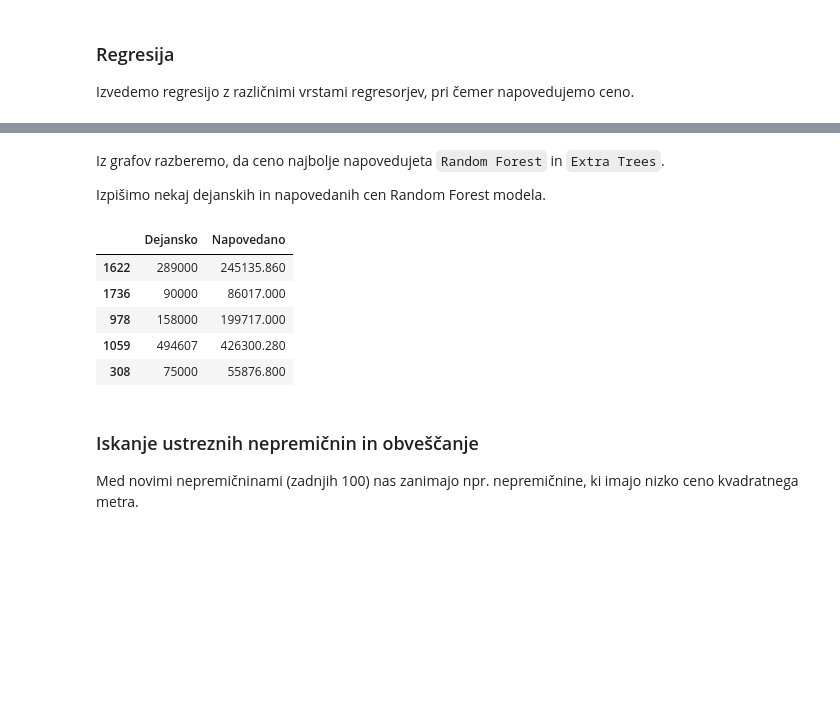
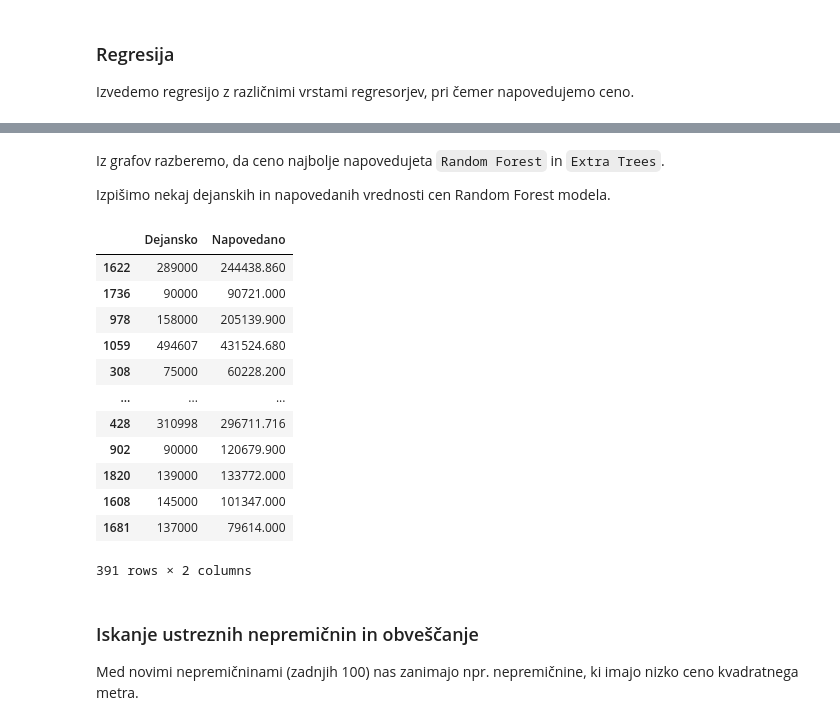
Before and after one commit to mtoplak/Nepremicnine.net, a Jupyter notebook: projekt.ipynb, the cells around one changed output, grey strips where cells are left out. Cells and saved outputs as stored; diff of their text form; code cells hidden in the pictures; blank space fills up the shorter version.

```diff
--- a/projekt.ipynb
+++ b/projekt.ipynb
@@ -450,22 +452,29 @@ plt.show()
 # %% [markdown]
 Iz grafov razberemo, da ceno najbolje napovedujeta `Random Forest` in `Extra Trees`.
 
-Izpišimo nekaj dejanskih in napovedanih cen Random Forest modela.
+Izpišimo nekaj dejanskih in napovedanih vrednosti cen Random Forest modela.
 # %%
 rf_model = RandomForestRegressor()
 rf_model.fit(X_train, y_train)
 
 y_pred = rf_model.predict(X_test)
 results_df = pd.DataFrame({'Dejansko': y_test, 'Napovedano': y_pred})
 
-results_df.head()
+results_df
 # %% [output]
 |  | Dejansko | Napovedano |
-| 1622 | 289000 | 245135.860 |
-| 1736 | 90000 | 86017.000 |
-| 978 | 158000 | 199717.000 |
-| 1059 | 494607 | 426300.280 |
-| 308 | 75000 | 55876.800 |
+| 1622 | 289000 | 244438.860 |
+| 1736 | 90000 | 90721.000 |
+| 978 | 158000 | 205139.900 |
+| 1059 | 494607 | 431524.680 |
+| 308 | 75000 | 60228.200 |
+| ... | ... | ... |
+| 428 | 310998 | 296711.716 |
+| 902 | 90000 | 120679.900 |
+| 1820 | 139000 | 133772.000 |
+| 1608 | 145000 | 101347.000 |
+| 1681 | 137000 | 79614.000 |
+391 rows × 2 columns
 # %% [markdown]
 ### Iskanje ustreznih nepremičnin in obveščanje
 
```
Also changed, not shown: parts of 5 cells of this notebook, 1 other file.
